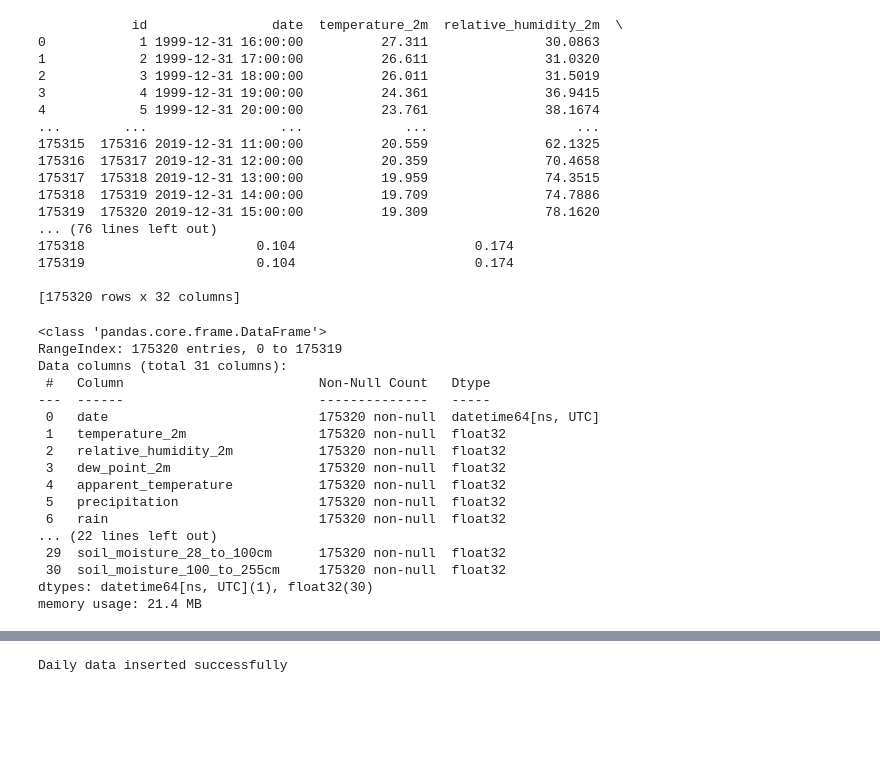
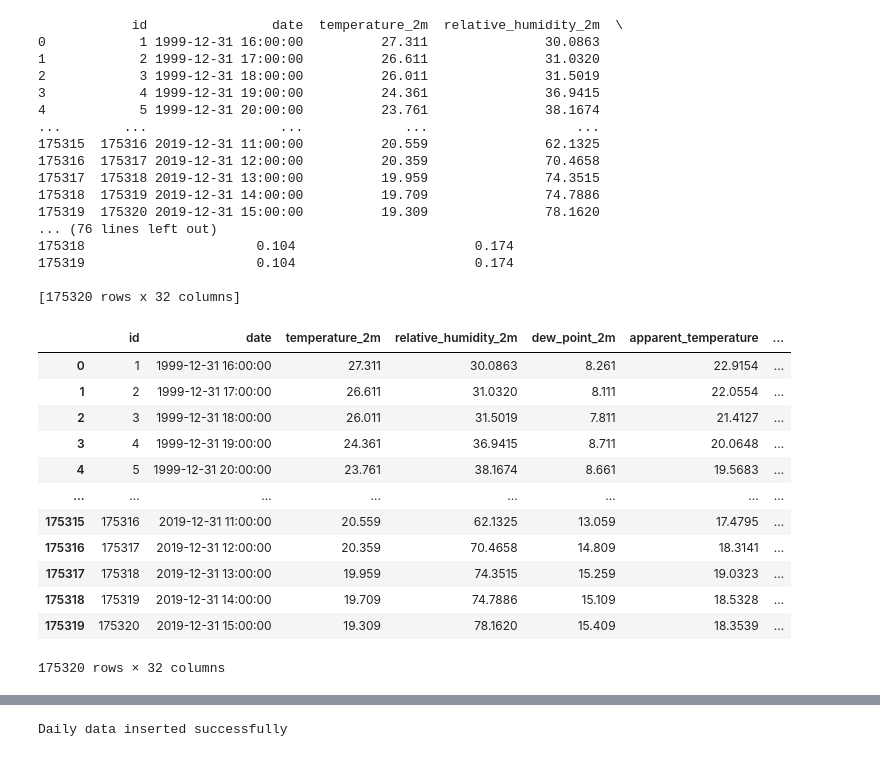
Before and after one commit to samyak-anand/Weather_forecast, a Jupyter notebook: exp-1.ipynb, the cells around one changed output, grey strips where cells are left out. Saved outputs shown, nothing was run; the diff lists cells and outputs as text; code cells hidden in the pictures; blank space fills up the shorter version.

```diff
--- a/exp-1.ipynb
+++ b/exp-1.ipynb
@@ -367,7 +384,9 @@ rows = cursor.fetchall()
 # Convert the result to a DataFrame for easier viewing
 columns = [desc[0] for desc in cursor.description]
 retrieved_data = pd.DataFrame(rows, columns=columns)
-print(retrieved_data)
+# Save the retrieved data into a variable
+hourly_weather_data = retrieved_data
+print(hourly_weather_data)
 # Close the connection
 cursor.close()
 conn.close()
@@ -389,23 +408,19 @@ conn.close()
 175319                      0.104                       0.174
 
 [175320 rows x 32 columns]
-# %%
-hourly_dataframe.info()
-# %% [output]
-<class 'pandas.core.frame.DataFrame'>
-RangeIndex: 175320 entries, 0 to 175319
-Data columns (total 31 columns):
- #   Column                         Non-Null Count   Dtype
----  ------                         --------------   -----
- 0   date                           175320 non-null  datetime64[ns, UTC]
- 1   temperature_2m                 175320 non-null  float32
- 2   relative_humidity_2m           175320 non-null  float32
- 3   dew_point_2m                   175320 non-null  float32
- 4   apparent_temperature           175320 non-null  float32
- 5   precipitation                  175320 non-null  float32
- 6   rain                           175320 non-null  float32
-... (22 lines left out)
- 29  soil_moisture_28_to_100cm      175320 non-null  float32
- 30  soil_moisture_100_to_255cm     175320 non-null  float32
-dtypes: datetime64[ns, UTC](1), float32(30)
-memory usage: 21.4 MB
+# %%
+hourly_weather_data
+# %% [output]
+|  | id | date | temperature_2m | relative_humidity_2m | dew_point_2m | apparent_temperature | ... |
+| 0 | 1 | 1999-12-31 16:00:00 | 27.311 | 30.0863 | 8.261 | 22.9154 | ... |
+| 1 | 2 | 1999-12-31 17:00:00 | 26.611 | 31.0320 | 8.111 | 22.0554 | ... |
+| 2 | 3 | 1999-12-31 18:00:00 | 26.011 | 31.5019 | 7.811 | 21.4127 | ... |
+| 3 | 4 | 1999-12-31 19:00:00 | 24.361 | 36.9415 | 8.711 | 20.0648 | ... |
+| 4 | 5 | 1999-12-31 20:00:00 | 23.761 | 38.1674 | 8.661 | 19.5683 | ... |
+| ... | ... | ... | ... | ... | ... | ... | ... |
+| 175315 | 175316 | 2019-12-31 11:00:00 | 20.559 | 62.1325 | 13.059 | 17.4795 | ... |
+| 175316 | 175317 | 2019-12-31 12:00:00 | 20.359 | 70.4658 | 14.809 | 18.3141 | ... |
+| 175317 | 175318 | 2019-12-31 13:00:00 | 19.959 | 74.3515 | 15.259 | 19.0323 | ... |
+| 175318 | 175319 | 2019-12-31 14:00:00 | 19.709 | 74.7886 | 15.109 | 18.5328 | ... |
+| 175319 | 175320 | 2019-12-31 15:00:00 | 19.309 | 78.1620 | 15.409 | 18.3539 | ... |
+175320 rows × 32 columns
```
Also changed, not shown: parts of 18 cells of this notebook.
